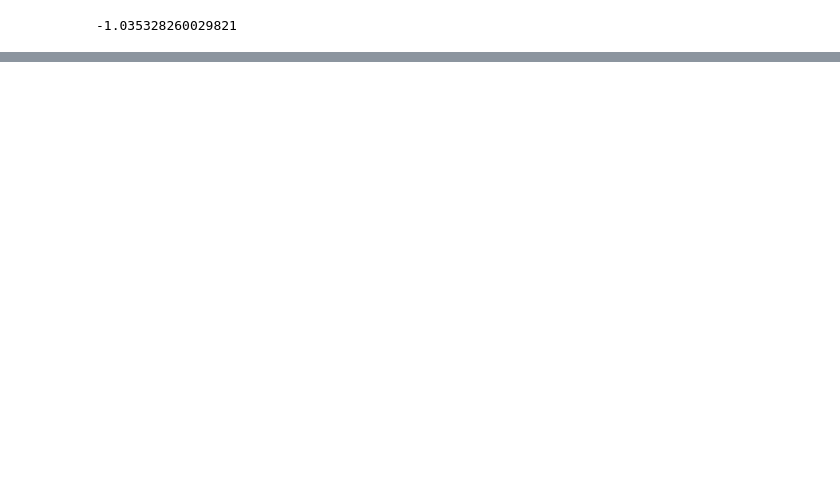
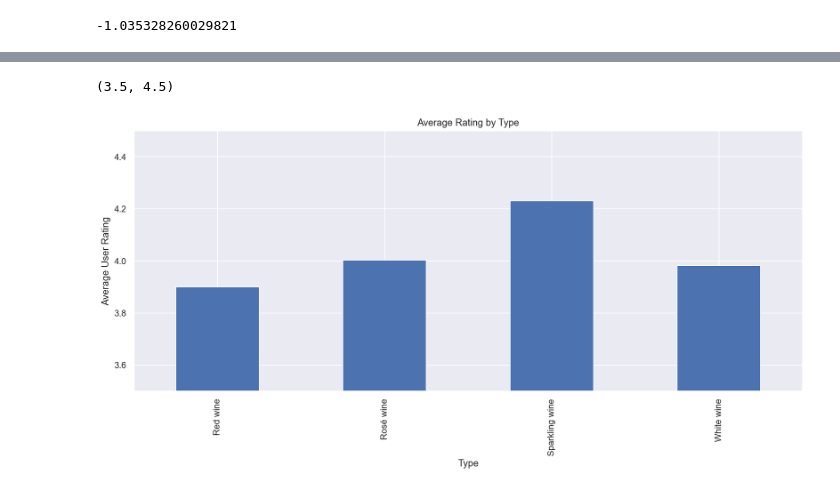
Before and after one commit to mattsegall/metis-project-2, a Jupyter notebook: Cleaning & Analysis Practice.ipynb, the cells around one changed output, grey strips where cells are left out. Saved outputs shown, nothing was run; the diff lists cells and outputs as text; code cells hidden in the pictures; blank space fills up the shorter version.

```diff
--- a/Cleaning & Analysis Practice.ipynb
+++ b/Cleaning & Analysis Practice.ipynb
@@ -637,0 +851,9 @@ hist(resid_test, bins=50)
+# %%
+#type bar chart
+wine_ratings_by_type = wine_data.groupby('Type')['Average Rating'].mean()
+ax = wine_ratings_by_type.plot.bar(x = 'Type', y='Average User Rating', figsize = (15,6), title='Average Rating by Type')
+ax.set_ylabel("Average User Rating")
+ax.set_ylim(3.5,4.5)
+# %% [output]
+(3.5, 4.5)
+[figure, added]
```
Also changed, not shown: parts of 44 cells of this notebook.
